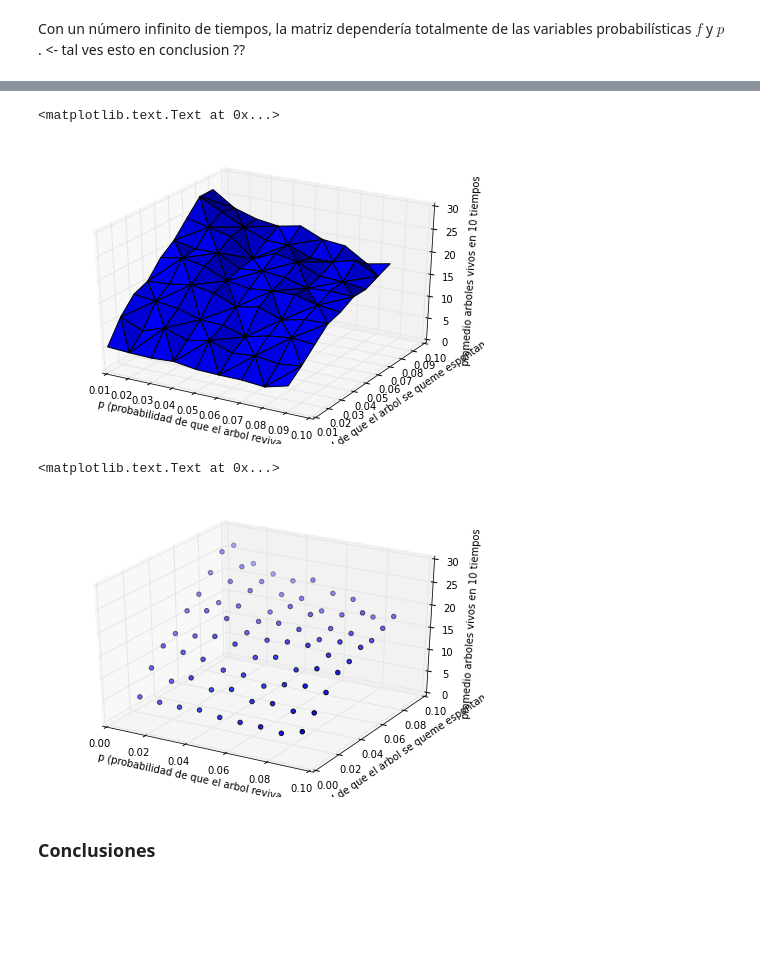
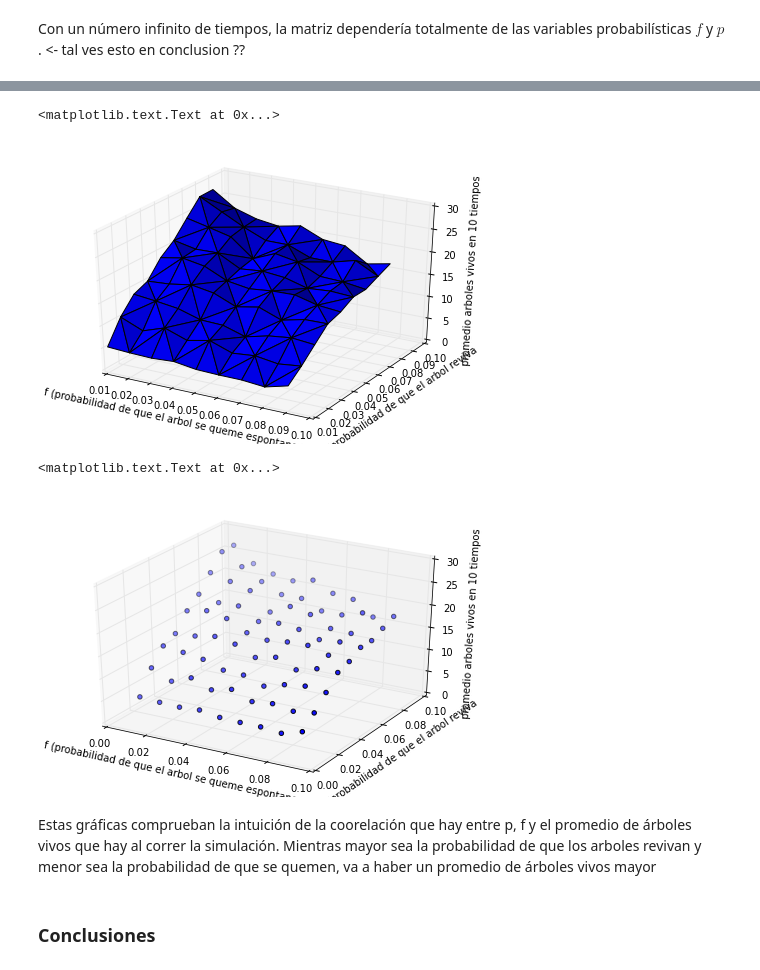
Before and after one commit to LoreMD/proyectoMateCompu, a Jupyter notebook: casiFinal.ipynb, the cells around one changed output, grey strips where cells are left out. Saved outputs shown, nothing was run; the diff lists cells and outputs as text; code cells hidden in the pictures; blank space fills up the shorter version.

```diff
--- a/casiFinal.ipynb
+++ b/casiFinal.ipynb
@@ -744,25 +767,29 @@ ax = fig.add_subplot(111, projection='3d')
 # %%
+fig = plt.figure()
+ax = fig.add_subplot(111, projection='3d')
 #grafica del promedio de vivos contra la probabilidad de que el arbol reviva y la probabiliada de que el arbol se queme de la nada
 ax = Axes3D(plt.gcf())
 ax.plot_trisurf( X, Y, Z)
 
-ax.set_xlabel('p (probabilidad de que el arbol reviva')
-ax.set_ylabel('f (probabilidad de que el arbol se queme espontaneamente')
+ax.set_ylabel('p (probabilidad de que el arbol reviva')
+ax.set_xlabel('f (probabilidad de que el arbol se queme espontaneamente')
 ax.set_zlabel('promedio arboles vivos en 10 tiempos')
 # %% [output]
 <matplotlib.text.Text at 0x...>
-[figure, old version]
+[figure, new version]
 # %%
 #misma gráfica pero con puntitos en ves de la superficie
 ax2= Axes3D(plt.gcf())
 ax2.scatter(X, Y, Z)
 
-ax2.set_xlabel('p (probabilidad de que el arbol reviva')
-ax2.set_ylabel('f (probabilidad de que el arbol se queme espontaneamente')
+ax2.set_ylabel('p (probabilidad de que el arbol reviva')
+ax2.set_xlabel('f (probabilidad de que el arbol se queme espontaneamente')
 ax2.set_zlabel('promedio arboles vivos en 10 tiempos')
 # %% [output]
 <matplotlib.text.Text at 0x...>
-[figure, old version]
+[figure, new version]
+# %% [markdown]
+Estas gráficas comprueban la intuición de la coorelación que hay entre p, f y el promedio de árboles vivos que hay al correr la simulación. Mientras mayor sea la probabilidad de que los arboles revivan y menor sea la probabilidad de que se quemen, va a haber un promedio de árboles vivos mayor
 # %% [markdown]
 ### Conclusiones
 # %% [markdown]
```
Also changed, not shown: parts of 11 cells of this notebook.
